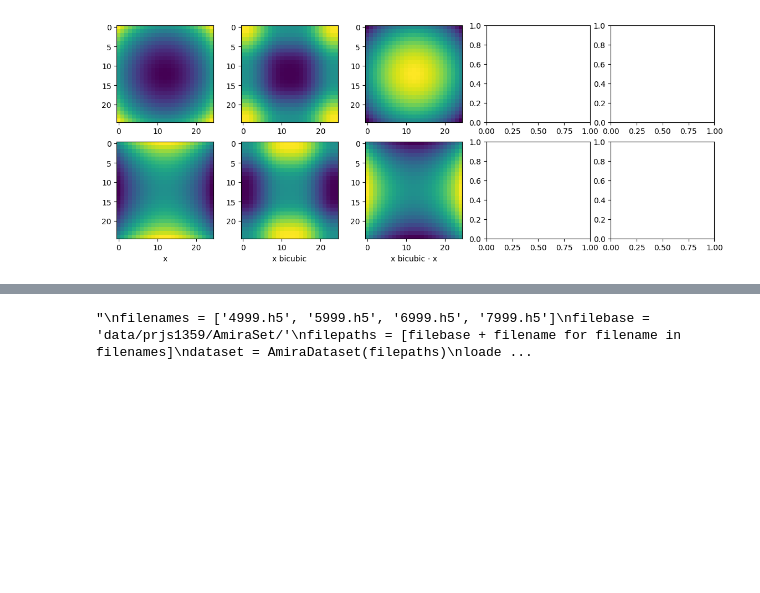
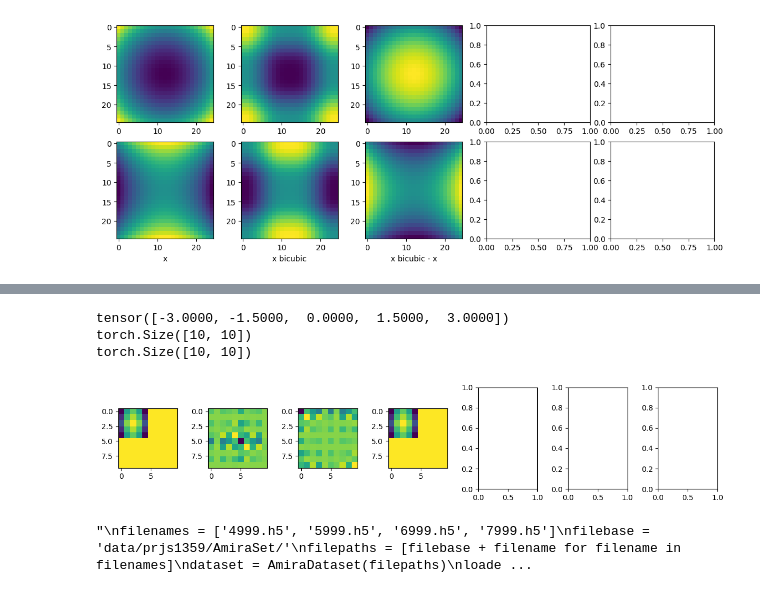
Before and after one commit to tpharmsen/AutoregressiveNeuralOperators, a Jupyter notebook: test.ipynb, the cells around one changed output, grey strips where cells are left out. Drawn from its saved outputs; the diff is of its cells as text; code cells hidden in the pictures; blank space fills up the shorter version.

```diff
--- a/test.ipynb
+++ b/test.ipynb
@@ -240,3 +306,32 @@ torch.Size([1, 1, 3, 4, 4])
+# %%
+fig, ax = plt.subplots(1,7, figsize=(12,2.5))
+x = torch.linspace(-2, 2, 5)
+print(x)
+y = torch.linspace(-2, 2, 5)
+X, Y = torch.meshgrid(x, y, indexing="xy")
+Z = - (X)**2 - abs(Y)
+
+#ax[0].imshow(Z.squeeze())
+Zpadded = torch.nn.functional.pad(Z, (0, 5, 0, 5), value=0)
+ax[0].imshow(Zpadded.squeeze())
+print(Zpadded.shape)
+new = torch.fft.fftn(Zpadded, dim=(-2, -1))
+new = torch.fft.fftshift(new, dim=(-2, -1))
+print(new.shape)
+ax[1].imshow(new.real.squeeze())
+new = torch.fft.ifftshift(new, dim=(-2, -1))
+ax[2].imshow(new.real.squeeze())
+new = torch.fft.ifftn(new, dim=(-2, -1)).real
+ax[3].imshow(new.squeeze())
+
+
+plt.tight_layout()
+plt.show()
+# %% [output]
+tensor([-3.0000, -1.5000,  0.0000,  1.5000,  3.0000])
+torch.Size([10, 10])
+torch.Size([10, 10])
+[figure, added]
 # %%
 import torch
 from torch.utils.data import Dataset
```
Also changed, not shown: parts of 8 cells of this notebook.
